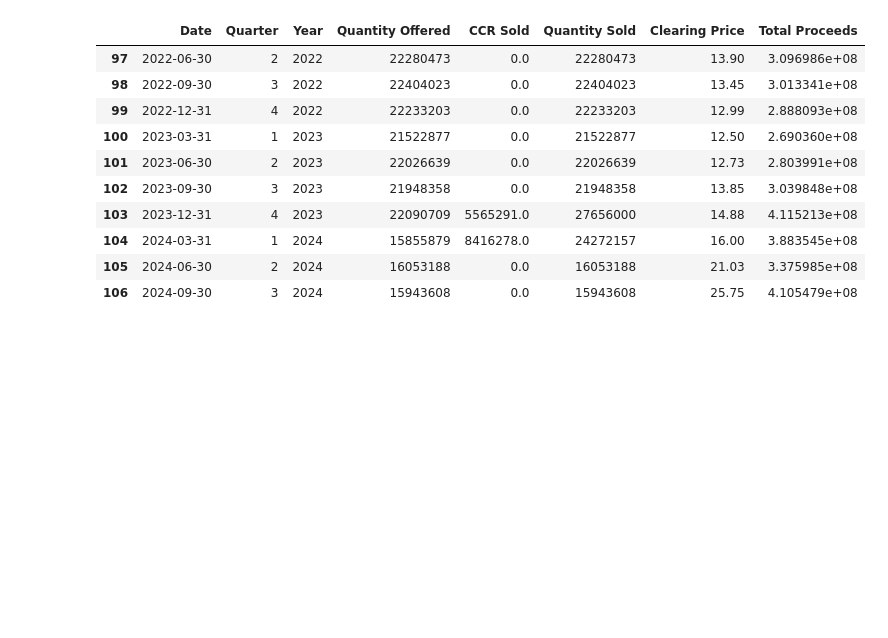
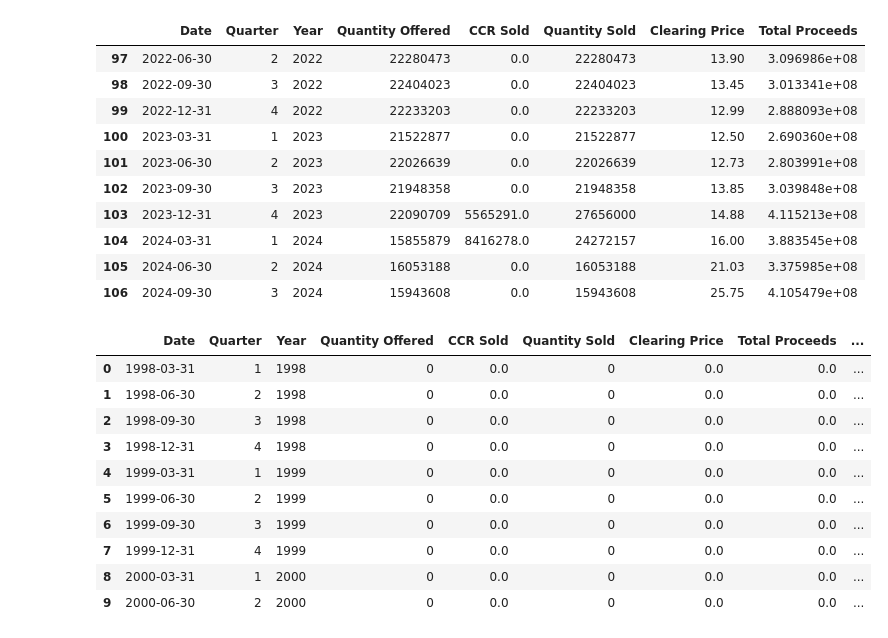
Before and after one commit to Rutgers-Economics-Labs/CleanEnergyFundingF24, a Jupyter notebook: analyze.ipynb, the cells around one changed output. Saved outputs shown, nothing was run; the diff lists cells and outputs as text; code cells hidden in the pictures; blank space fills up the shorter version.

```diff
--- a/analyze.ipynb
+++ b/analyze.ipynb
@@ -451,5 +451,31 @@ quarters_df.tail(10)
 | 104 | 2024-03-31 | 1 | 2024 | 15855879 | 8416278.0 | 24272157 | 16.00 | 3.883545e+08 |
 | 105 | 2024-06-30 | 2 | 2024 | 16053188 | 0.0 | 16053188 | 21.03 | 3.375985e+08 |
 | 106 | 2024-09-30 | 3 | 2024 | 15943608 | 0.0 | 15943608 | 25.75 | 4.105479e+08 |
+# %%
+# loop through each quarter and add sums_depEP and sums_depEPFedRev if it exists
+quarters_df['Total Funding DepEP'] = 0
+quarters_df['Total Funding DepEP Federal Revenue'] = 0
+
+for index, row in quarters_df.iterrows():
+    year = row['Year']
+    quarter = row['Quarter']
+    if year in sums_DepEP:
+        quarters_df.loc[(quarters_df['Year'] == year) & (quarters_df['Quarter'] == quarter), 'Total Funding DepEP'] = sums_DepEP[year]
+    if year in sums_DepEPFedRev:
+        quarters_df.loc[(quarters_df['Year'] == year) & (quarters_df['Quarter'] == quarter), 'Total Funding DepEP Federal Revenue'] = sums_DepEPFedRev[year]
+# %%
+quarters_df.head(10)
+# %% [output]
+|  | Date | Quarter | Year | Quantity Offered | CCR Sold | Quantity Sold | Clearing Price | Total Proceeds | ... |
+| 0 | 1998-03-31 | 1 | 1998 | 0 | 0.0 | 0 | 0.0 | 0.0 | ... |
+| 1 | 1998-06-30 | 2 | 1998 | 0 | 0.0 | 0 | 0.0 | 0.0 | ... |
+| 2 | 1998-09-30 | 3 | 1998 | 0 | 0.0 | 0 | 0.0 | 0.0 | ... |
+| 3 | 1998-12-31 | 4 | 1998 | 0 | 0.0 | 0 | 0.0 | 0.0 | ... |
+| 4 | 1999-03-31 | 1 | 1999 | 0 | 0.0 | 0 | 0.0 | 0.0 | ... |
+| 5 | 1999-06-30 | 2 | 1999 | 0 | 0.0 | 0 | 0.0 | 0.0 | ... |
+| 6 | 1999-09-30 | 3 | 1999 | 0 | 0.0 | 0 | 0.0 | 0.0 | ... |
+| 7 | 1999-12-31 | 4 | 1999 | 0 | 0.0 | 0 | 0.0 | 0.0 | ... |
+| 8 | 2000-03-31 | 1 | 2000 | 0 | 0.0 | 0 | 0.0 | 0.0 | ... |
+| 9 | 2000-06-30 | 2 | 2000 | 0 | 0.0 | 0 | 0.0 | 0.0 | ... |
 # %%
 quarters_df.to_csv('data/RGGIAuctions/quarters.csv', index=False)
```
Also changed, not shown: parts of 2 cells of this notebook, 7 other files.
